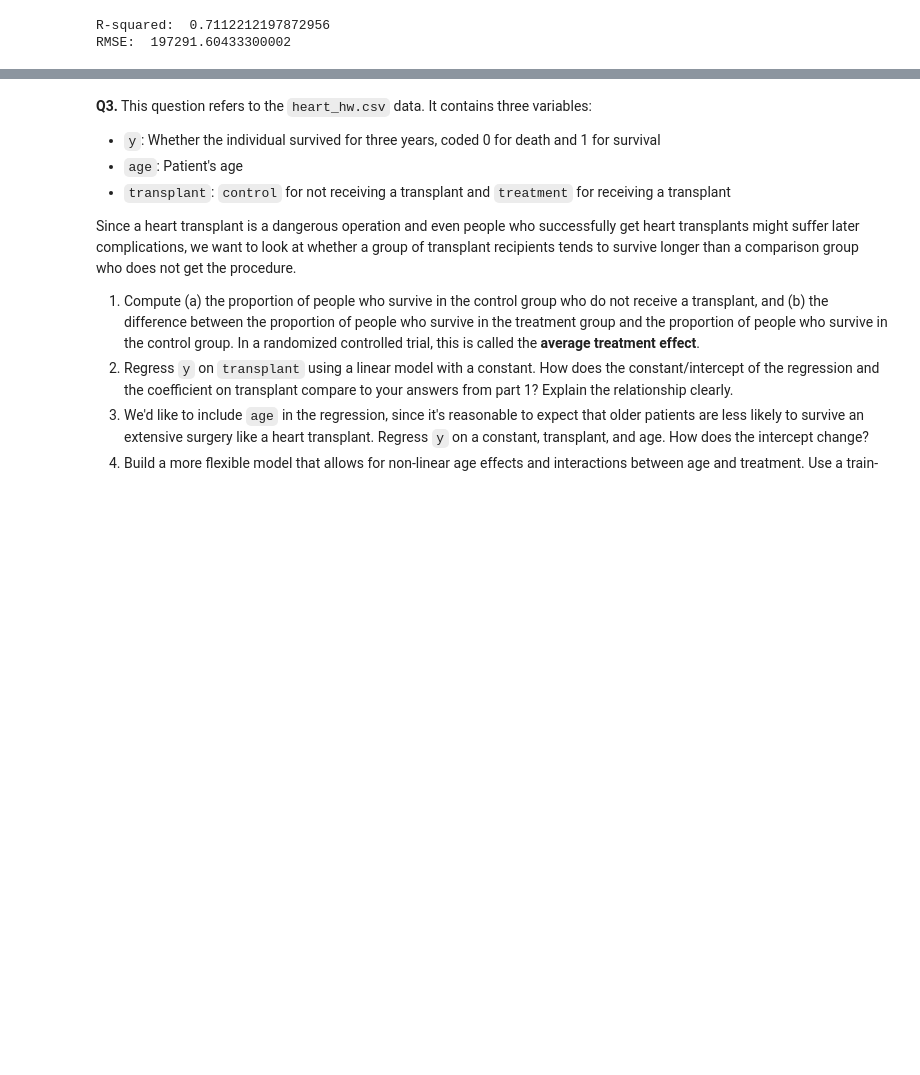
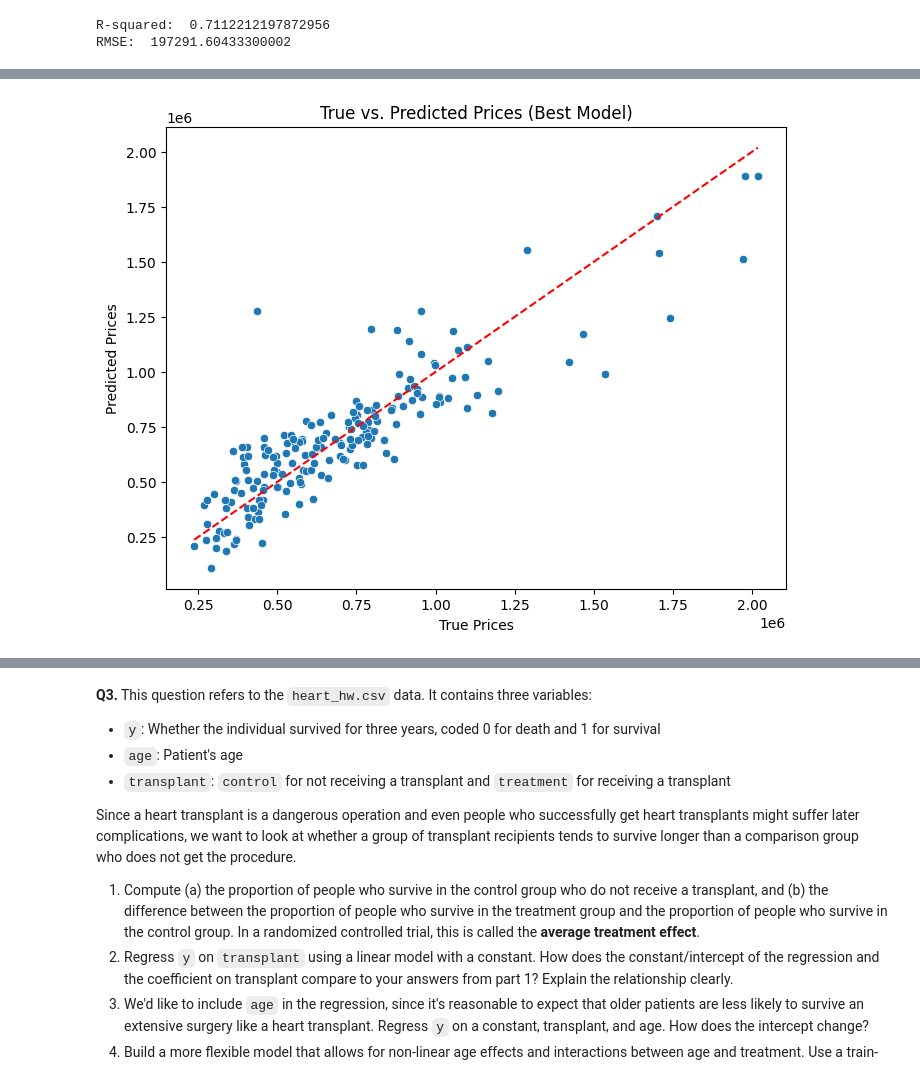
Before and after one commit to simoneminorr/linear_models_assignment, a Jupyter notebook: assignment.ipynb, the cells around one changed output, grey strips where cells are left out. Cells and saved outputs as stored; diff of their text form; code cells hidden in the pictures; blank space fills up the shorter version.

```diff
--- a/assignment.ipynb
+++ b/assignment.ipynb
@@ -226,0 +499,82 @@ A:
+# %%
+from sklearn.preprocessing import PolynomialFeatures
+from sklearn.linear_model import LinearRegression
+import matplotlib.pyplot as plt
+import seaborn as sns
+import pandas as pd
+
+# Select numeric variables
+numeric_cols = ['Mileage_Run', 'Make_Year', 'Seating_Capacity']
+X_train_numeric = train[numeric_cols]
+X_test_numeric = test[numeric_cols]
+y_train = train['Price']
+y_test = test['Price']
+
+# Select categorical variables and one-hot encode them
+categorical_cols = ['Color', 'Body_Type', 'Make', 'Fuel_Type', 'Transmission_Type']
+X_train_categorical = pd.get_dummies(train[categorical_cols], dtype='int')
+X_test_categorical = pd.get_dummies(test[categorical_cols], dtype='int')
+
+# Ensure consistent columns after one-hot encoding
+train_cols_cat = X_train_categorical.columns
+test_cols_cat = X_test_categorical.columns
+
+missing_in_test_cat = set(train_cols_cat) - set(test_cols_cat)
+for c in missing_in_test_cat:
+    X_test_categorical[c] = 0
+
+missing_in_train_cat = set(test_cols_cat) - set(train_cols_cat)
+for c in missing_in_train_cat:
+    X_train_categorical[c] = 0
+
+X_test_categorical = X_test_categorical[train_cols_cat]
+
+
+# Create polynomial features for numeric variables with degree 2 (best model degree)
+degree = 2
+expander = PolynomialFeatures(degree=degree, include_bias=False)
+X_train_numeric_poly = expander.fit_transform(X_train_numeric)
+X_test_numeric_poly = expander.transform(X_test_numeric) # Use transform on test set
+
+# Convert polynomial features back to DataFrame with meaningful names
+poly_names = expander.get_feature_names_out(numeric_cols)
+X_train_numeric_poly_df = pd.DataFrame(X_train_numeric_poly, columns=poly_names, index=train.index)
+X_test_numeric_poly_df = pd.DataFrame(X_test_numeric_poly, columns=poly_names, index=test.index)
+
+
+# Combine polynomial numeric features and categorical features
+X_train_combined_poly = pd.concat([X_train_numeric_poly_df, X_train_categorical], axis=1)
+X_test_combined_poly = pd.concat([X_test_numeric_poly_df, X_test_categorical], axis=1)
+
+# Ensure consistent columns after combining (important if polynomial features introduce new columns)
+train_cols_poly = X_train_combined_poly.columns
+test_cols_poly = X_test_combined_poly.columns
+
+missing_in_test_poly = set(train_cols_poly) - set(test_cols_poly)
+for c in missing_in_test_poly:
+    X_test_combined_poly[c] = 0
+
+missing_in_train_poly = set(test_cols_poly) - set(train_cols_poly)
+for c in missing_in_train_poly:
+    X_train_combined_poly[c] = 0
+
+X_test_combined_poly = X_test_combined_poly[train_cols_poly]
+
+
+# Create and train the linear regression model
+model_poly = LinearRegression()
+model_poly.fit(X_train_combined_poly, y_train)
+
+# Determine predicted values for the test data
+y_test_pred = model_poly.predict(X_test_combined_poly)
+
+# Plot predicted values against true values
+plt.figure(figsize=(8, 6))
+sns.scatterplot(x=y_test, y=y_test_pred)
+plt.xlabel("True Prices")
+plt.ylabel("Predicted Prices")
+plt.title("True vs. Predicted Prices (Best Model)")
+plt.plot([y_test.min(), y_test.max()], [y_test.min(), y_test.max()], color='red', linestyle='--') # Add diagonal line
+plt.show()
+# %% [output]
+[figure, added]
```
Also changed, not shown: parts of 23 cells of this notebook.
